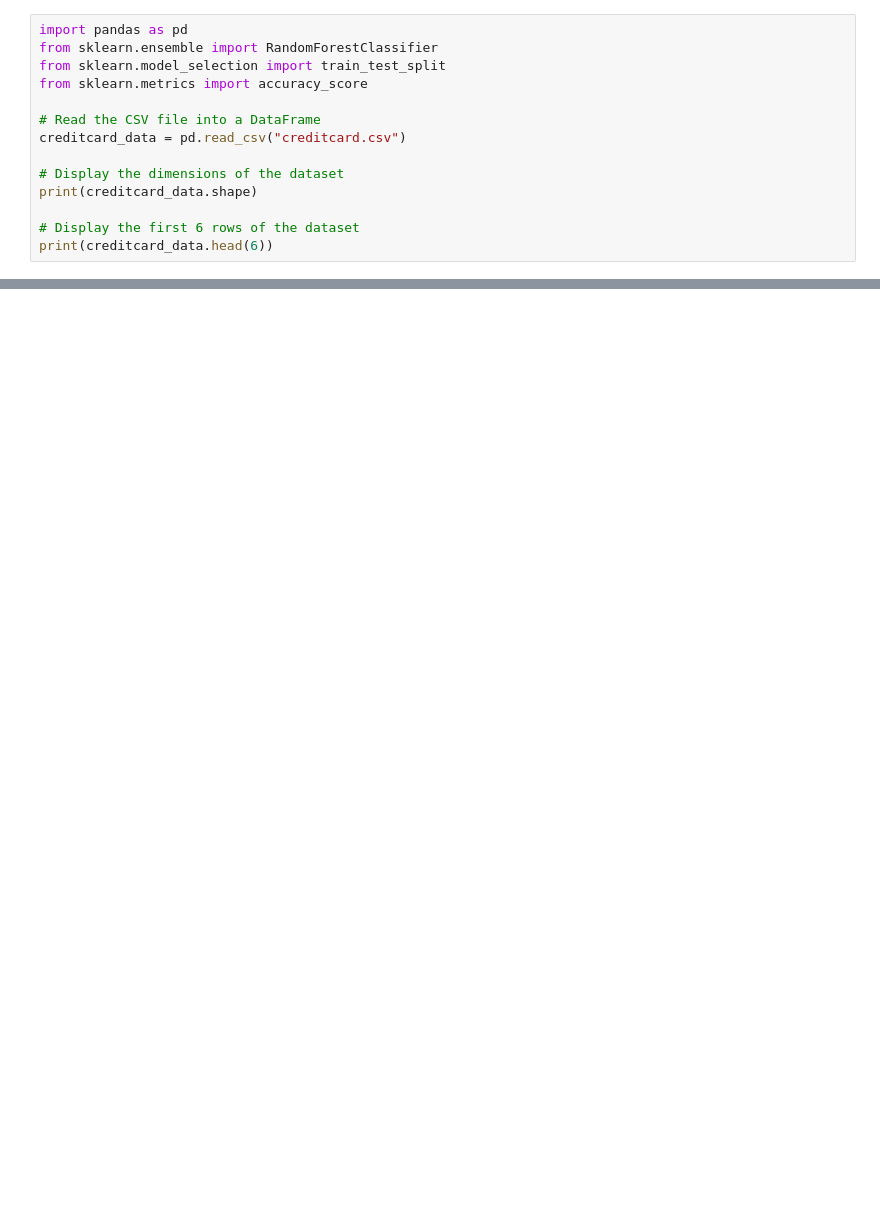
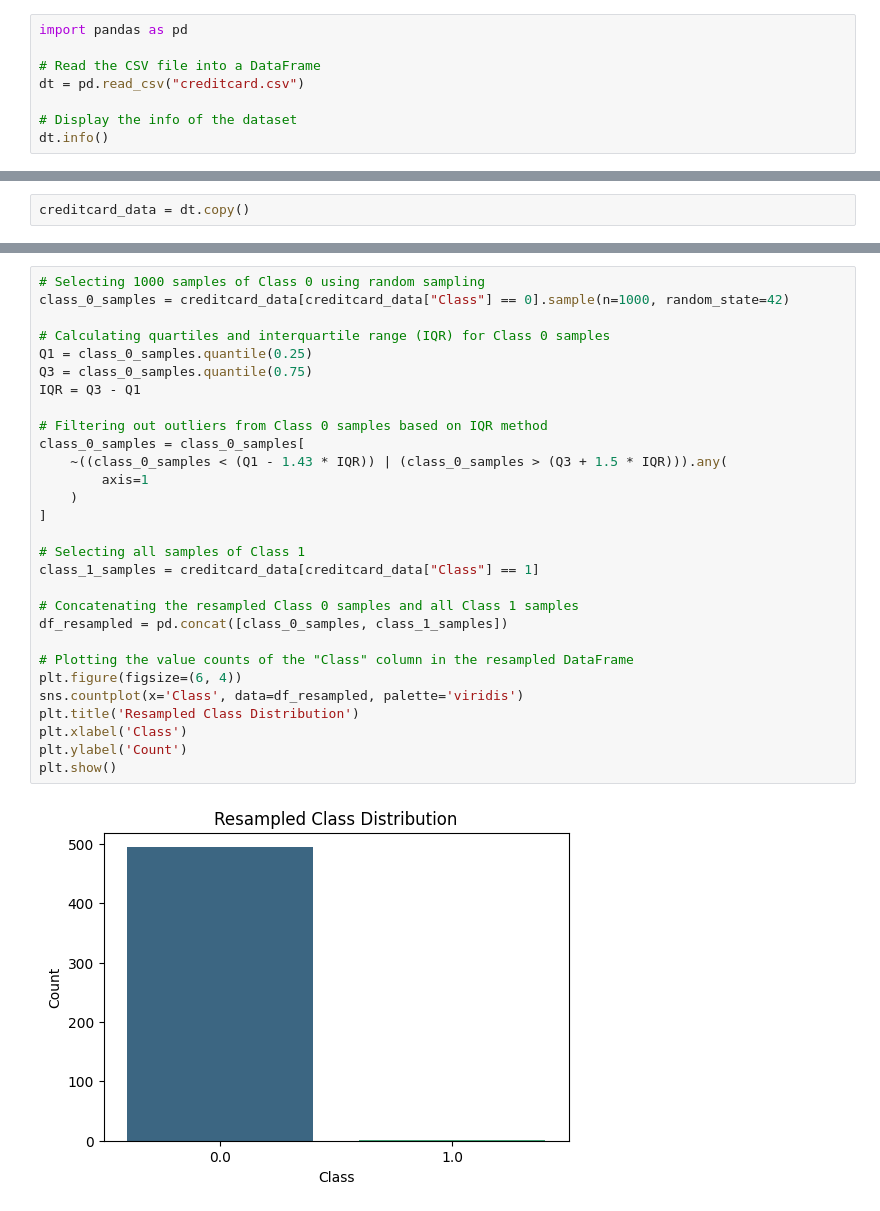
Before and after one commit to Archi1809/Fraud_Detection, a Jupyter notebook: Fraud_Detection.ipynb, the cells around one changed output, grey strips where cells are left out. Drawn from its saved outputs; the diff is of its cells as text; blank space fills up the shorter version.

```diff
--- a/Fraud_Detection.ipynb
+++ b/Fraud_Detection.ipynb
@@ -3,15 +7,9 @@
 # %%
 import pandas as pd
-from sklearn.ensemble import RandomForestClassifier
-from sklearn.model_selection import train_test_split
-from sklearn.metrics import accuracy_score
 
 # Read the CSV file into a DataFrame
-creditcard_data = pd.read_csv("creditcard.csv")
+dt = pd.read_csv("creditcard.csv")
 
-# Display the dimensions of the dataset
-print(creditcard_data.shape)
-
-# Display the first 6 rows of the dataset
-print(creditcard_data.head(6))
+# Display the info of the dataset
+dt.info()
 # %% [output]
@@ -190,0 +71,2 @@ print(tree_rules)
+# %%
+creditcard_data = dt.copy()
@@ -190,0 +145,31 @@ print(tree_rules)
+# %%
+# Selecting 1000 samples of Class 0 using random sampling
+class_0_samples = creditcard_data[creditcard_data["Class"] == 0].sample(n=1000, random_state=42)
+
+# Calculating quartiles and interquartile range (IQR) for Class 0 samples
+Q1 = class_0_samples.quantile(0.25)
+Q3 = class_0_samples.quantile(0.75)
+IQR = Q3 - Q1
+
+# Filtering out outliers from Class 0 samples based on IQR method
+class_0_samples = class_0_samples[
+    ~((class_0_samples < (Q1 - 1.43 * IQR)) | (class_0_samples > (Q3 + 1.5 * IQR))).any(
+        axis=1
+    )
+]
+
+# Selecting all samples of Class 1
+class_1_samples = creditcard_data[creditcard_data["Class"] == 1]
+
+# Concatenating the resampled Class 0 samples and all Class 1 samples
+df_resampled = pd.concat([class_0_samples, class_1_samples])
+
+# Plotting the value counts of the "Class" column in the resampled DataFrame
+plt.figure(figsize=(6, 4))
+sns.countplot(x='Class', data=df_resampled, palette='viridis')
+plt.title('Resampled Class Distribution')
+plt.xlabel('Class')
+plt.ylabel('Count')
+plt.show()
+# %% [output]
+[figure, added]
```
Also changed, not shown: parts of 49 cells of this notebook.
